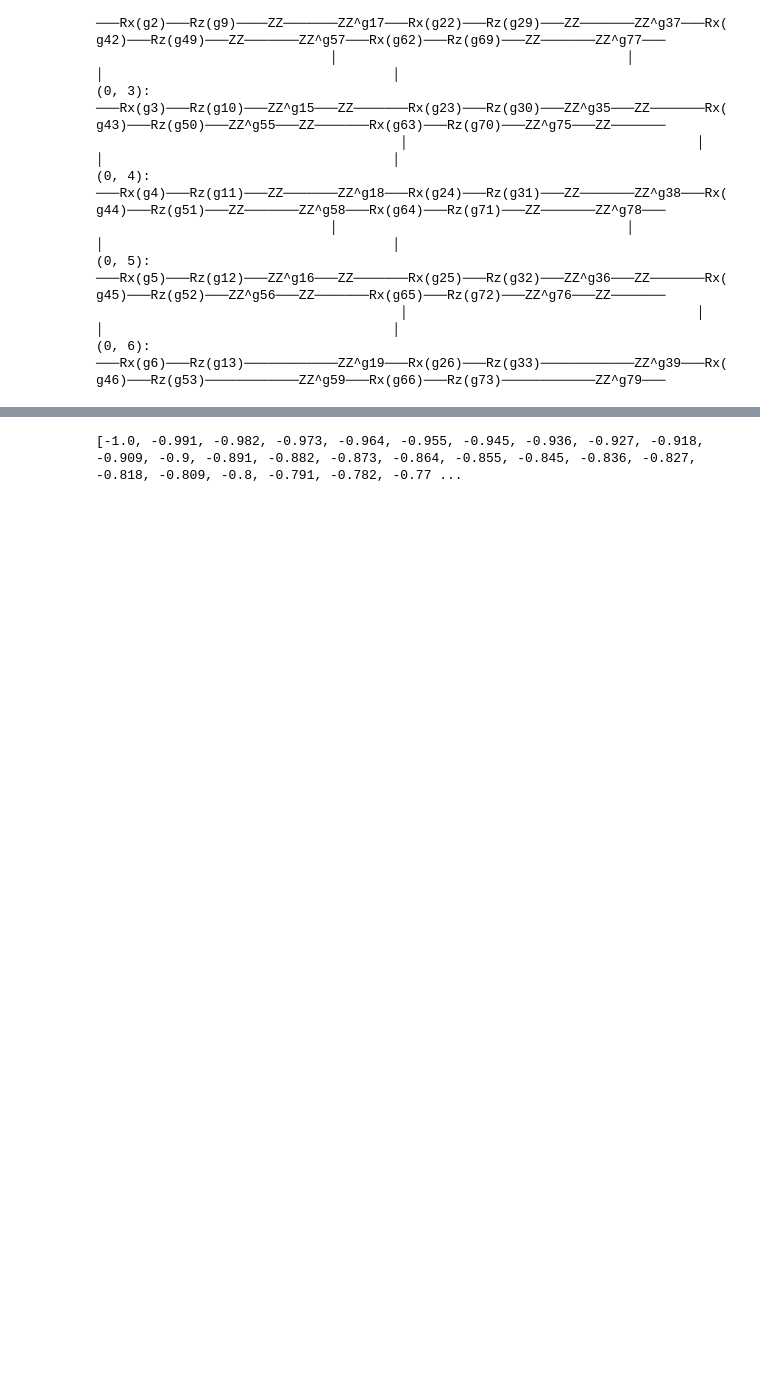
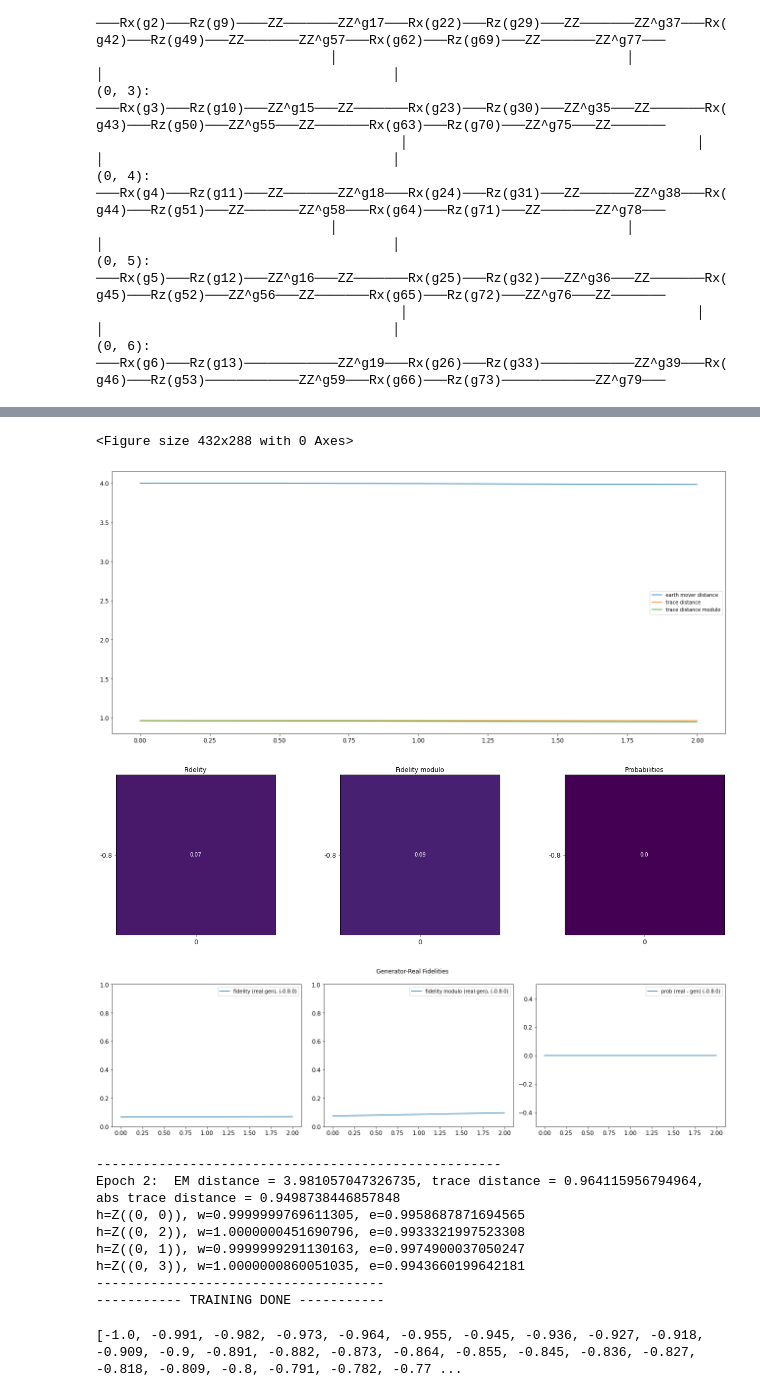
Before and after one commit to WiktorJ/quantum-gans, a Jupyter notebook: QuWGAN.ipynb, the cells around one changed output, grey strips where cells are left out. Cells and saved outputs as stored; diff of their text form; code cells hidden in the pictures; blank space fills up the shorter version.

Commit message:
improved experiments

```diff
--- a/QuWGAN.ipynb
+++ b/QuWGAN.ipynb
@@ -155,8 +154,10 @@ epochs = 501
 gen_iteration = 1
 snapshot_interval_epochs = 100
 # %%
-def start_neptune_experiment(trainer, gen, description=None):
+def start_neptune_experiment(trainer, gen=None, description=None):
     if use_neptune:
+        if gen is None:
+            gen = trainer.gen
         neptune.init(project_qualified_name='wiktor.jurasz/thesis-em2', api_token=neptun_token)
         neptun_params = {
             'generator_layers': generator_layers,
@@ -317,16 +310,16 @@ def plot_em_distance_between_real():
 plot_em_distance_between_real()
 # %%
 use_neptune = False
-generator_layers = 3
-data_bus_size = 6
+generator_layers = 4
+# data_bus_size = 6
 rank = 1
-real_circuit_type = 'butterfly'
-generic_generator = False
+real_circuit_type = 'phase' #b utterfly
+generic_generator = True
 zxz = False
 all_gates_parametrized = False
-expectation_provider_type = ExpectationProviderType.WGAN
+expectation_provider_type = ExpectationProviderType.ONLY_KNOWN
 known_g_values = list(range(32))
-g_values = [1, 2, 3]
+# g_values = [1, 2, 3]
 if expectation_provider_type == ExpectationProviderType.WGAN:
         gen_input_dim = 16
         hidden_dim = [32, 64]
@@ -334,9 +327,13 @@ if expectation_provider_type == ExpectationProviderType.WGAN:
         gan_epochs = 5000
         batch_size = 8
 
-gen_iteration = 2
-snapshot_interval_epochs = 200
-epochs = 1201
+gen_iteration = 1
+k = 2
+snapshot_interval_epochs = 400
+epochs = 401
+sizes = [4, 5, 6, 7]
+g_values = [-1, -0.8, -0.5, -0.3, -0.1]
+known_g_values = g_values
 # %%
 def run_for_g_values(g_values,
                      real,
@@ -390,7 +387,7 @@ trainers = run_for_g_values(g_values)
 # %%
-gen_iteration = 2
-snapshot_interval_epochs = 200
-epochs = 801
+# gen_iteration = 1
+# snapshot_interval_epochs = 200
+# epochs = 401
 training_result = {}
 trainer_dict = {}
 for j, g in enumerate(g_values):
@@ -409,33 +406,49 @@ for j, g in enumerate(g_values):
             real, real_symbols, symbols_dict_real = builder.build_ground_state_circuit(qubits=data_qubits)
             real_values_provider = get_g_parameters_provider()
 
         if generic_generator:
             gen, gs = circuits.build_circuit(generator_layers, data_qubits, "g")
             symbols_dict_gen = {}
         else:
             builder = PhaseCircuitBuilder(all_gates_parametrized=all_gates_parametrized)
             gen, gs, symbols_dict_gen = builder.build_ground_state_circuit(qubits=data_qubits, full_parametrization=True, zxz=zxz)
+        if expectation_provider_type == ExpectationProviderType.ONLY_KNOWN:
+            known_g_values = [g]
         real_expectations_provider = get_expectation_provider(real, real_symbols, known_g_values, real_values_provider)
 
         trainer_by_size[(i, data_bus_size)] = Trainer(real,
                                                       real_symbols,
                                                       gen,
                                                       gs,
                                                       [g],
                                                       real_values_provider,
                                                       real_expectations_provider,
                                                       rank=rank,
+                                                      k=k,
                                                       use_neptune=False)
 
         opt = tf.keras.optimizers.Adam(0.01, beta_1=0.9, beta_2=0.98, epsilon=1e-9)
 
         start_neptune_experiment(trainer_by_size[(i, data_bus_size)])
 
         json_result = trainer_by_size[(i, data_bus_size)].train(opt, epochs, gen_iteration, snapshot_interval_epochs, plot=True)
         training_result[(i,data_bus_size)] = json_result
 
         if use_neptune:
             neptune.stop()
+# %% [output]
+<Figure size 432x288 with 0 Axes>
+[figure, added]
+[figure, added]
+[figure, added]
+----------------------------------------------------
+Epoch 2:  EM distance = 3.981057047326735, trace distance = 0.964115956794964, abs trace distance = 0.9498738446857848
+h=Z((0, 0)), w=0.9999999769611305, e=0.9958687871694565
+h=Z((0, 2)), w=1.0000000451690796, e=0.9933321997523308
+h=Z((0, 1)), w=0.9999999291130163, e=0.9974900037050247
+h=Z((0, 3)), w=1.0000000860051035, e=0.9943660199642181
+-------------------------------------
+----------- TRAINING DONE -----------
 # %%
 # print fidelities of each generator
 # get all hamiltonians of each discriminator (final iteration) - r
```
Also changed, not shown: parts of 32 cells of this notebook.
